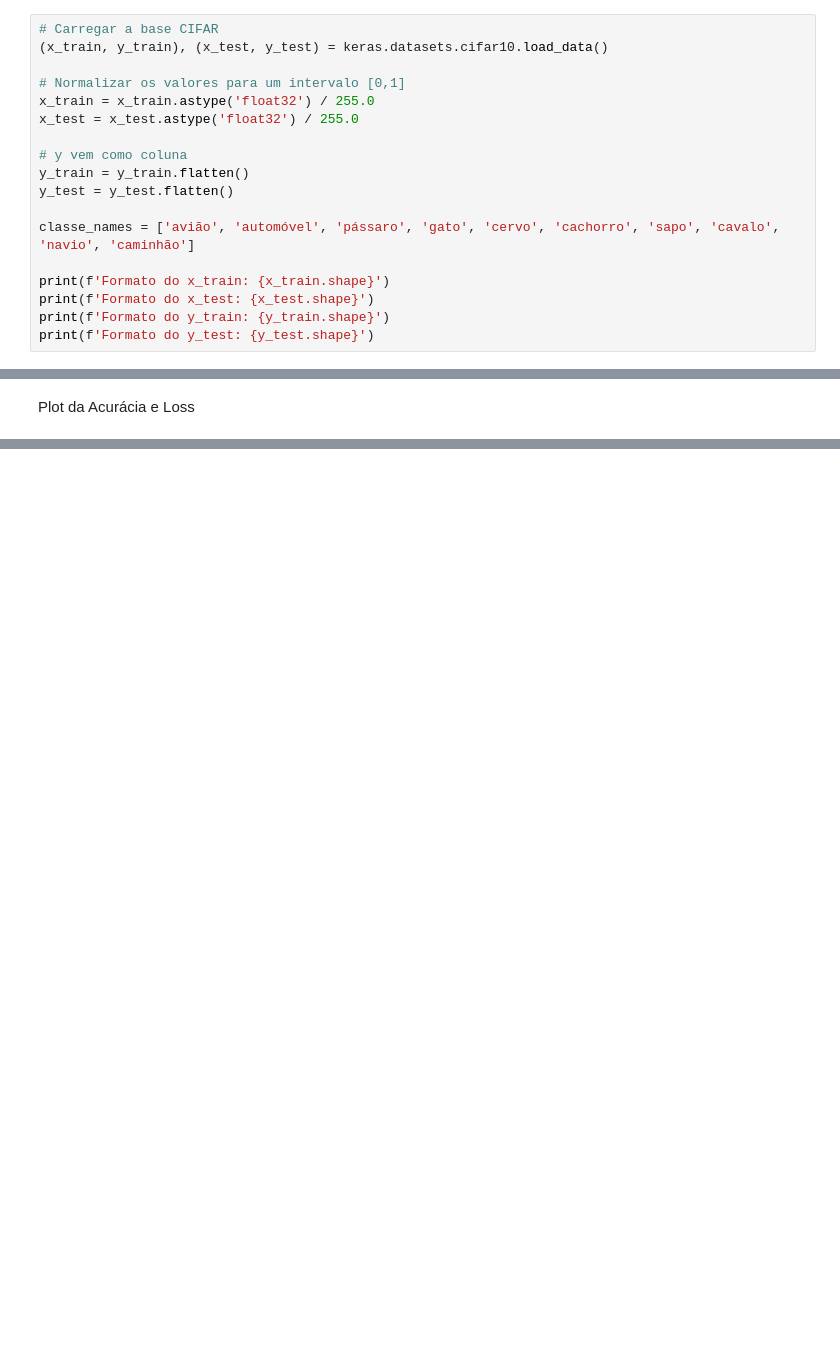
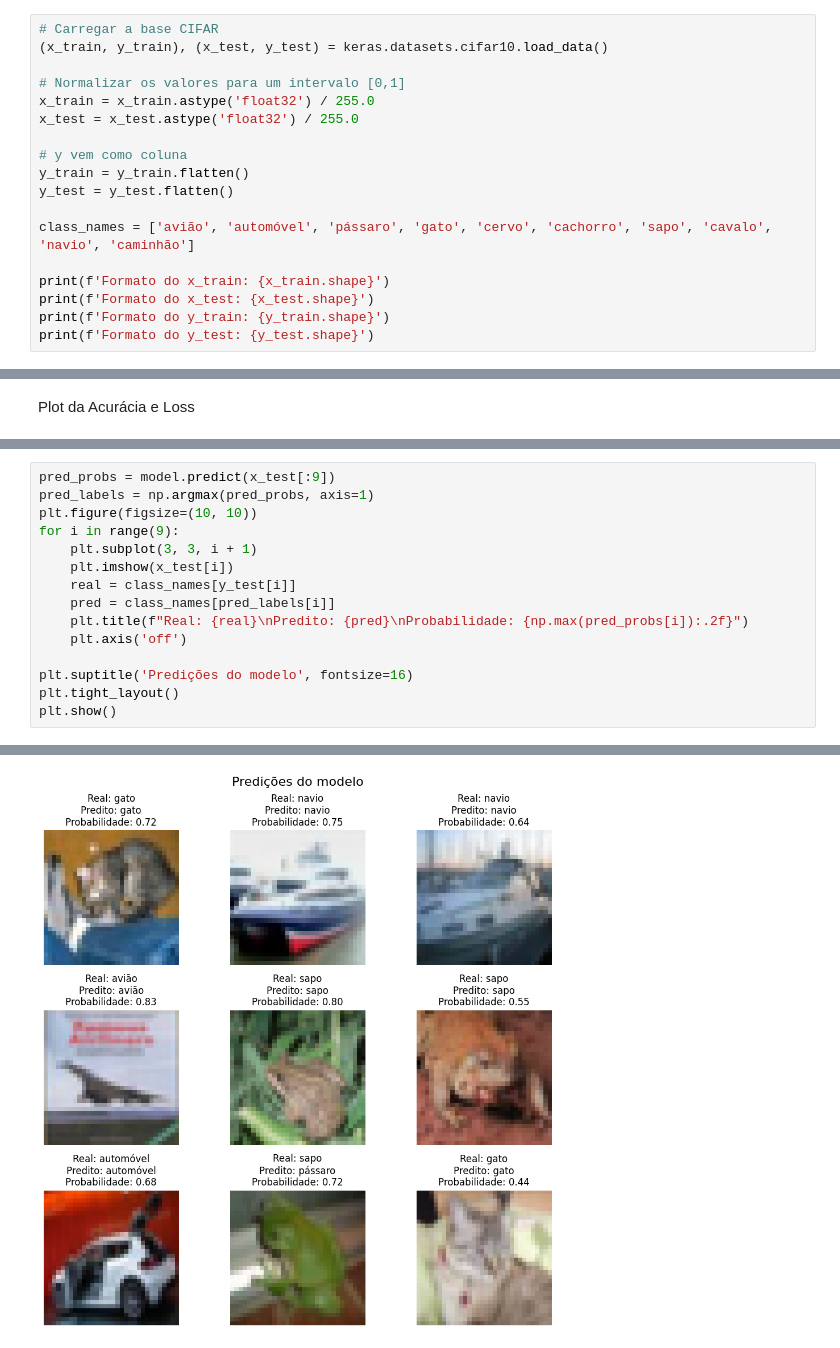
Before and after one commit to vfdeoliveira1/curso_ml_cimatec, a Jupyter notebook: deep_learning/notebooks/Classificador_Images.ipynb, the cells around one changed output, grey strips where cells are left out. Cells and saved outputs as stored; diff of their text form; blank space fills up the shorter version.

Commit message:
feat: adição de novas features relacionadas a classificação de imagems

```diff
--- a/deep_learning/notebooks/Classificador_Images.ipynb
+++ b/deep_learning/notebooks/Classificador_Images.ipynb
@@ -30,7 +30,7 @@ x_test = x_test.astype('float32') / 255.0
 y_train = y_train.flatten()
 y_test = y_test.flatten()
 
-classe_names = ['avião', 'automóvel', 'pássaro', 'gato', 'cervo', 'cachorro', 'sapo', 'cavalo', 'navio', 'caminhão']
+class_names = ['avião', 'automóvel', 'pássaro', 'gato', 'cervo', 'cachorro', 'sapo', 'cavalo', 'navio', 'caminhão']
 
 print(f'Formato do x_train: {x_train.shape}')
 print(f'Formato do x_test: {x_test.shape}')
@@ -160,0 +171,16 @@ plt.show()
+# %%
+pred_probs = model.predict(x_test[:9])
+pred_labels = np.argmax(pred_probs, axis=1)
+plt.figure(figsize=(10, 10))
+for i in range(9):
+    plt.subplot(3, 3, i + 1)
+    plt.imshow(x_test[i])
+    real = class_names[y_test[i]]
+    pred = class_names[pred_labels[i]]
+    plt.title(f"Real: {real}\nPredito: {pred}\nProbabilidade: {np.max(pred_probs[i]):.2f}")
+    plt.axis('off')
+
+plt.suptitle('Predições do modelo', fontsize=16)
+plt.tight_layout()
+plt.show()
+# %% [output]
@@ -160,0 +188 @@ plt.show()
+[figure, added]
```
Also changed, not shown: parts of 8 cells of this notebook.
